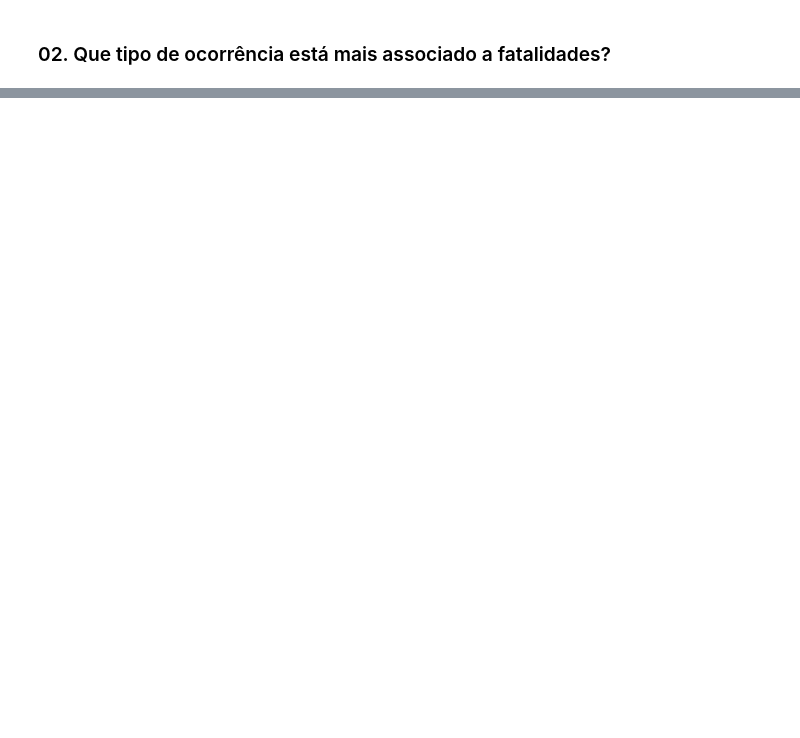
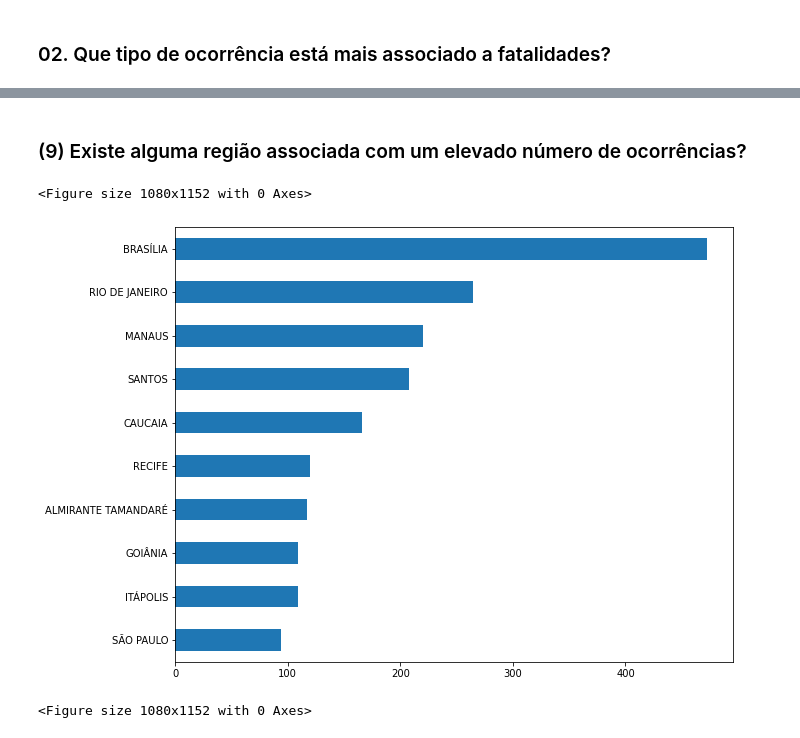
Before and after one commit to MarcosVeniciu/Trabalho-Pratico-Introducao-a-Ciencia-dos-Dados, a Jupyter notebook: cenipa.ipynb, the cells around one changed output, grey strips where cells are left out. Cells and saved outputs as stored; diff of their text form; code cells hidden in the pictures; blank space fills up the shorter version.

```diff
--- a/cenipa.ipynb
+++ b/cenipa.ipynb
@@ -104,0 +293,14 @@ Pelo gráfico é notável que a **perda de controle em voo** é o tipo de ocorr
+# %% [markdown]
+### (9) Existe alguma região associada com um elevado número de ocorrências?
+# %%
+ax = (
+    (df_merged["ocorrencia_cidade"].value_counts()[:10])
+    .plot.barh(figsize=(10, 8))
+)
+ax.invert_yaxis()
+
+plt.figure(figsize=(15,16))
+# %% [output]
+<Figure size 1080x1152 with 0 Axes>
+[figure, added]
+<Figure size 1080x1152 with 0 Axes>
```
Also changed, not shown: parts of 26 cells of this notebook.
